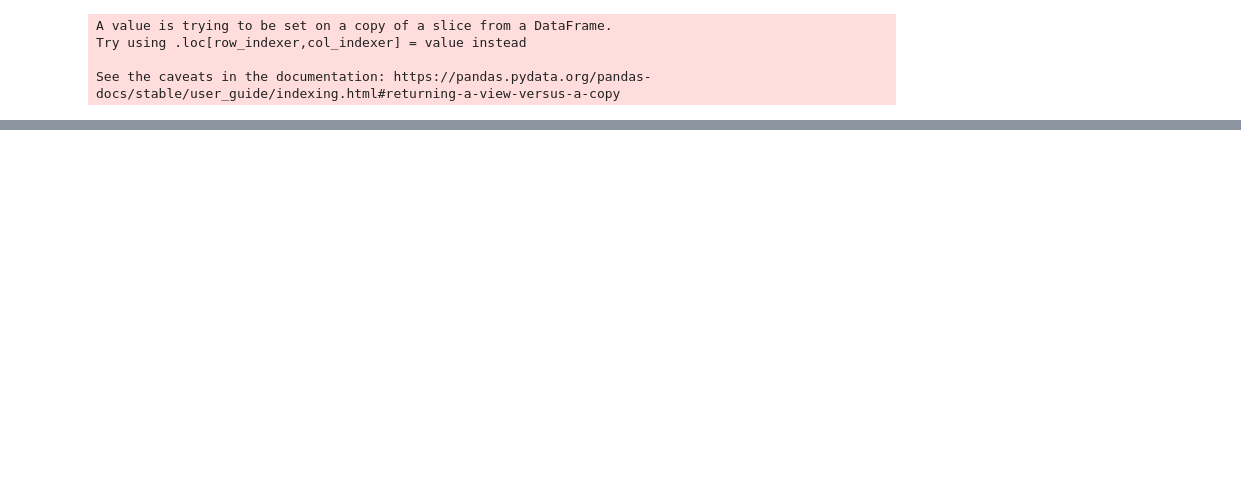
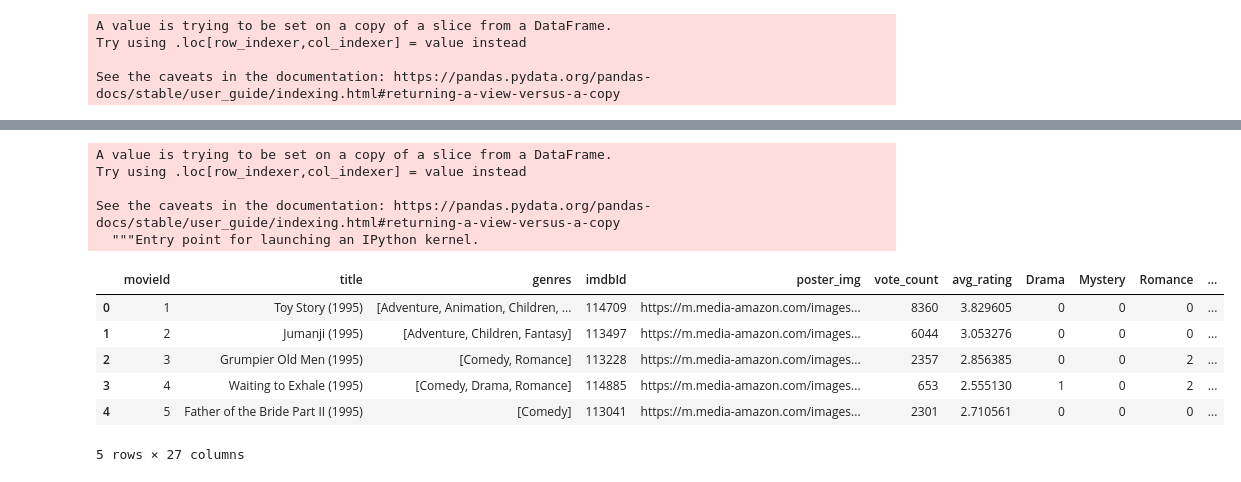
Before and after one commit to GauthamN3004/Hybrid-Movie-Recommender-Systems, a Jupyter notebook: content_based.ipynb, the cells around one changed output, grey strips where cells are left out. Cells and saved outputs as stored; diff of their text form; code cells hidden in the pictures; blank space fills up the shorter version.

```diff
--- a/content_based.ipynb
+++ b/content_based.ipynb
@@ -240,0 +257,18 @@ not_watched
+# %%
+score = score*10 + nw_ratings*5
+# %%
+not_watched["score"] = score.tolist()
+not_watched.head()
+# %% [output]
+A value is trying to be set on a copy of a slice from a DataFrame.
+Try using .loc[row_indexer,col_indexer] = value instead
+
+See the caveats in the documentation: https://pandas.pydata.org/pandas-docs/stable/user_guide/indexing.html#returning-a-view-versus-a-copy
+  """Entry point for launching an IPython kernel.
+|  | movieId | title | genres | imdbId | poster_img | vote_count | avg_rating | Drama | Mystery | Romance | ... |
+| 0 | 1 | Toy Story (1995) | [Adventure, Animation, Children, ... | 114709 | https://m.media-amazon.com/images... | 8360 | 3.829605 | 0 | 0 | 0 | ... |
+| 1 | 2 | Jumanji (1995) | [Adventure, Children, Fantasy] | 113497 | https://m.media-amazon.com/images... | 6044 | 3.053276 | 0 | 0 | 0 | ... |
+| 2 | 3 | Grumpier Old Men (1995) | [Comedy, Romance] | 113228 | https://m.media-amazon.com/images... | 2357 | 2.856385 | 0 | 0 | 2 | ... |
+| 3 | 4 | Waiting to Exhale (1995) | [Comedy, Drama, Romance] | 114885 | https://m.media-amazon.com/images... | 653 | 2.555130 | 1 | 0 | 2 | ... |
+| 4 | 5 | Father of the Bride Part II (1995) | [Comedy] | 113041 | https://m.media-amazon.com/images... | 2301 | 2.710561 | 0 | 0 | 0 | ... |
+5 rows × 27 columns
```
Also changed, not shown: parts of 15 cells of this notebook.
